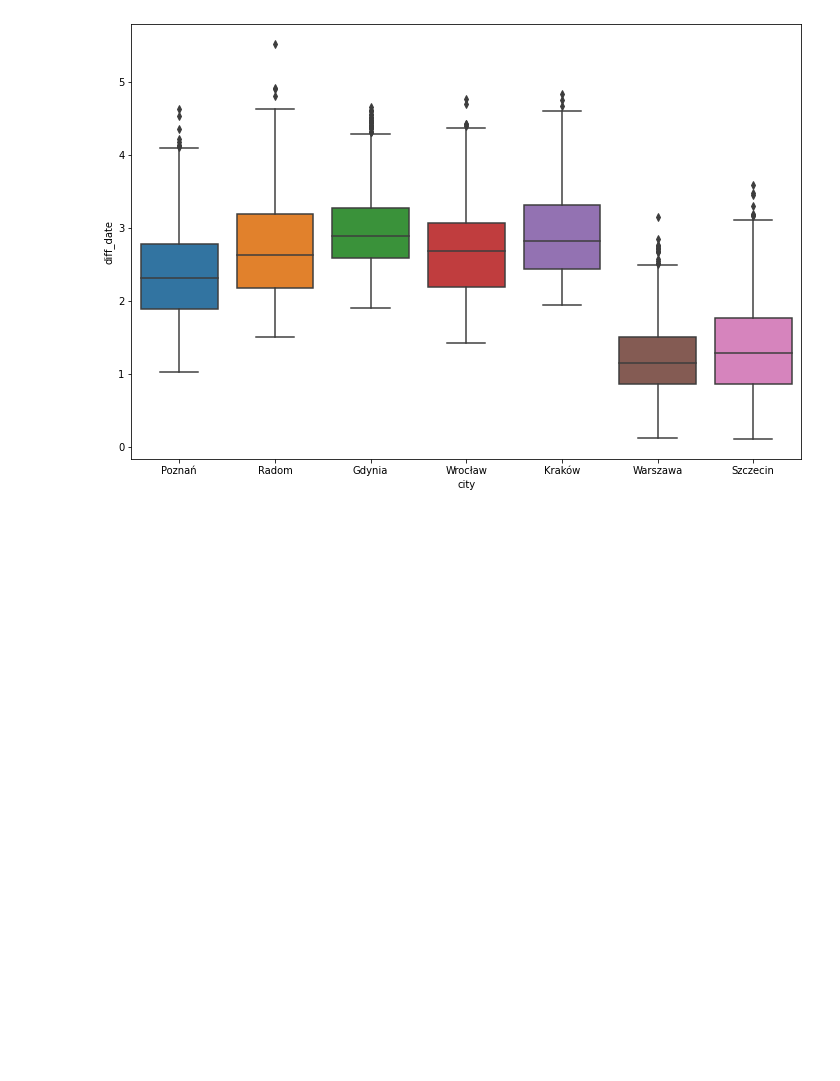
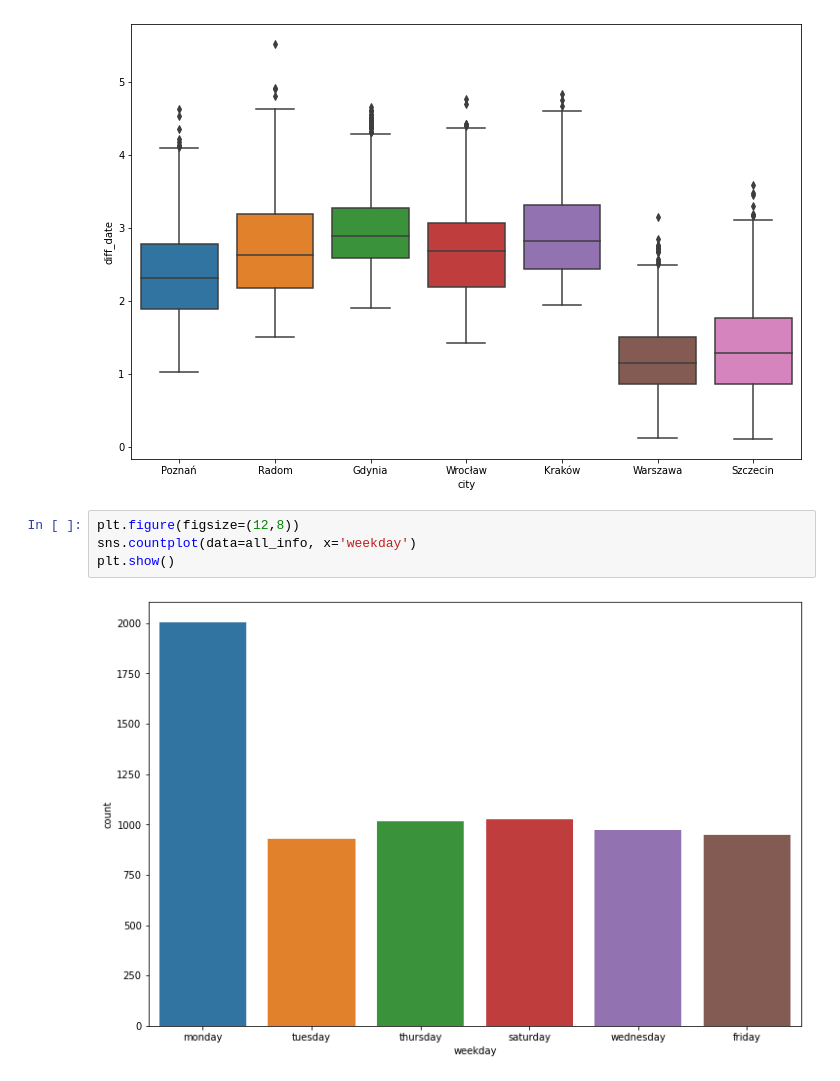
Before and after one commit to pszachew/Delivery-Prediction, a Jupyter notebook: EDA.ipynb, the cells around one changed output. Cells and saved outputs as stored; diff of their text form; blank space fills up the shorter version.

```diff
--- a/EDA.ipynb
+++ b/EDA.ipynb
@@ -148,3 +157,9 @@ sns.boxplot(data=all_info, x='city', y='diff_date')
 plt.show()
 # %% [output]
 [figure]
+# %%
+plt.figure(figsize=(12,8))
+sns.countplot(data=all_info, x='weekday')
+plt.show()
+# %% [output]
+[figure, added]
```
Also changed, not shown: parts of 5 cells of this notebook.
